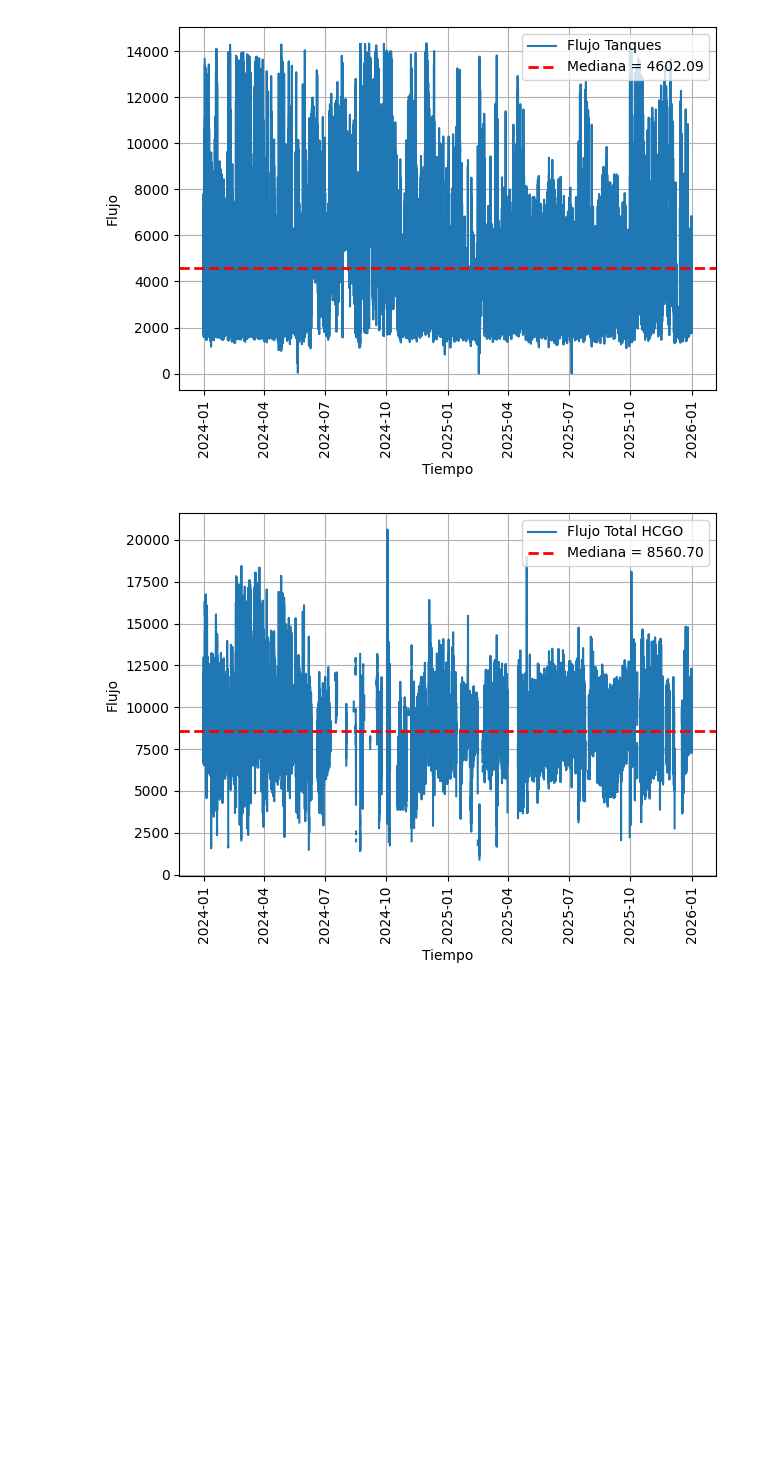
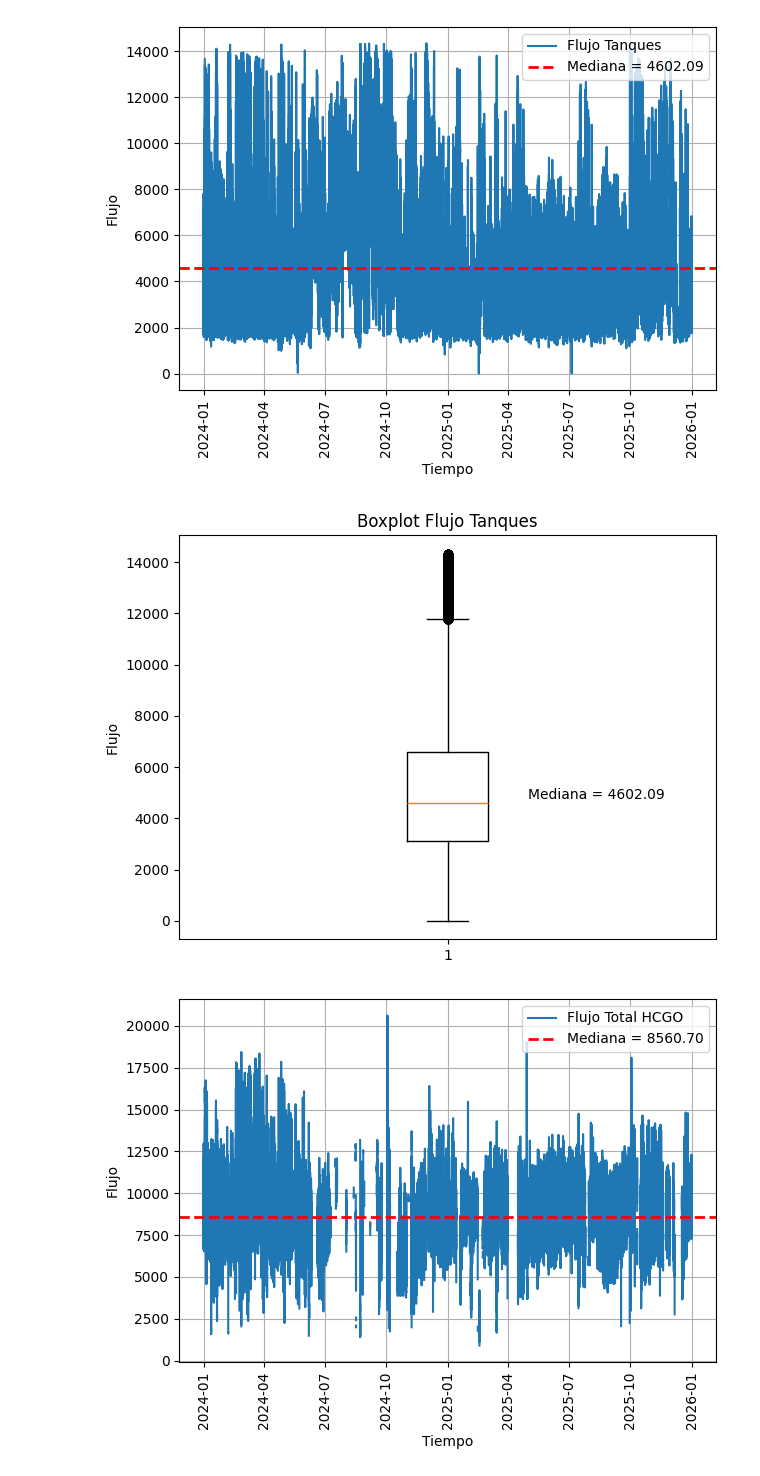
Before and after one commit to vbedoyaj21/OSBL, a Jupyter notebook: EDA_OSBL_Copia.ipynb, the cells around one changed output. Saved outputs shown, nothing was run; the diff lists cells and outputs as text; code cells hidden in the pictures; blank space fills up the shorter version.

```diff
--- a/EDA_OSBL_Copia.ipynb
+++ b/EDA_OSBL_Copia.ipynb
@@ -172,6 +172,24 @@ plt.grid(True)
 plt.show()
 # %% [output]
 [figure]
+# %%
+data_Tanques = df_merged["Flujo_Tanques"].dropna()
+
+plt.boxplot(data_Tanques, showfliers=True)
+
+ymin, ymax = plt.ylim()
+offset = (ymax - ymin) * 0.02
+
+plt.text(1.15, mediana_Tanques + 0.02*(ymax - ymin),
+         f"Mediana = {mediana_Tanques:.2f}",
+         verticalalignment='center')
+
+plt.ylabel("Flujo")
+plt.title("Boxplot Flujo Tanques")
+plt.tight_layout()
+plt.show()
+# %% [output]
+[figure, added]
 # %%
 # =========================
 # BLOQUE 5.2: Gráfico discontinuo Flujo Total_HCGO
```
Also changed, not shown: parts of 1 cell of this notebook.
